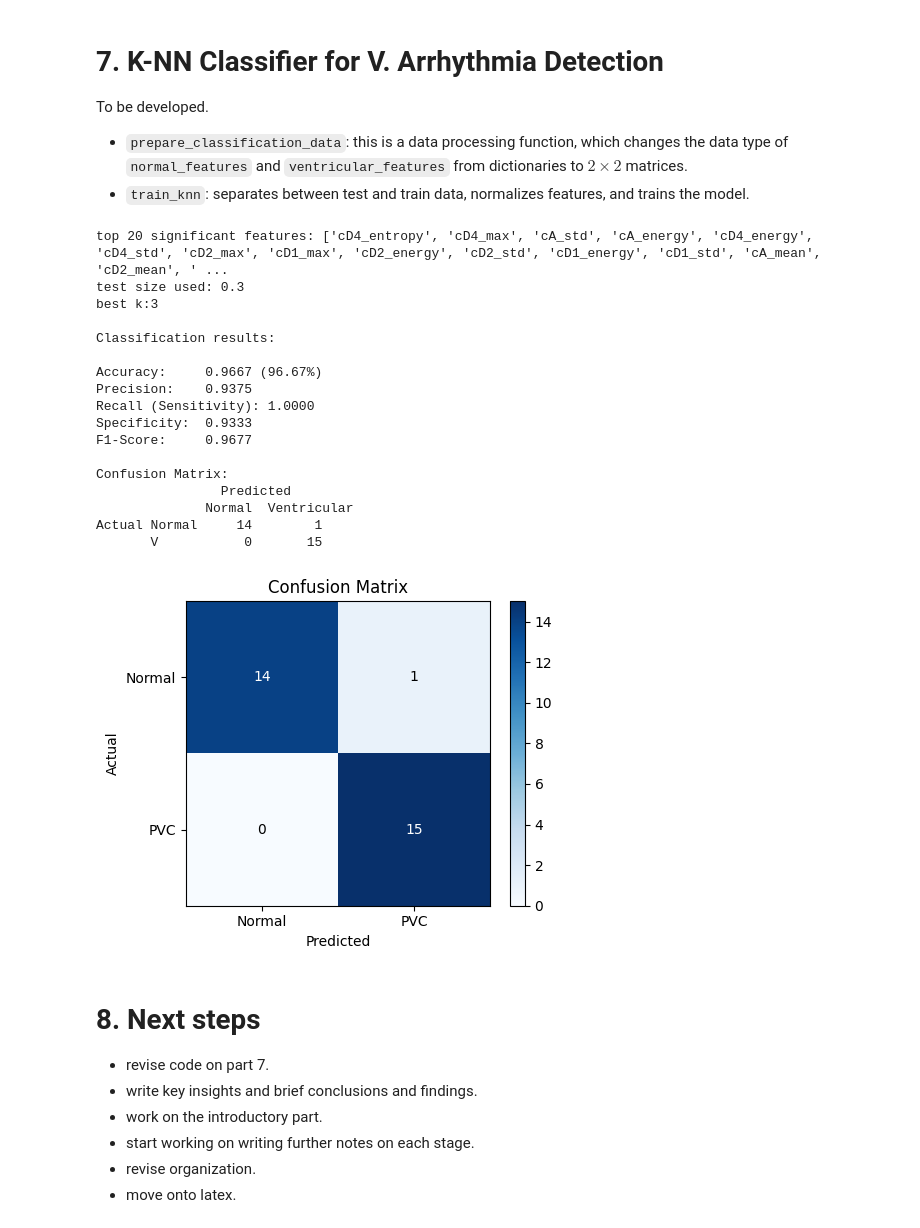
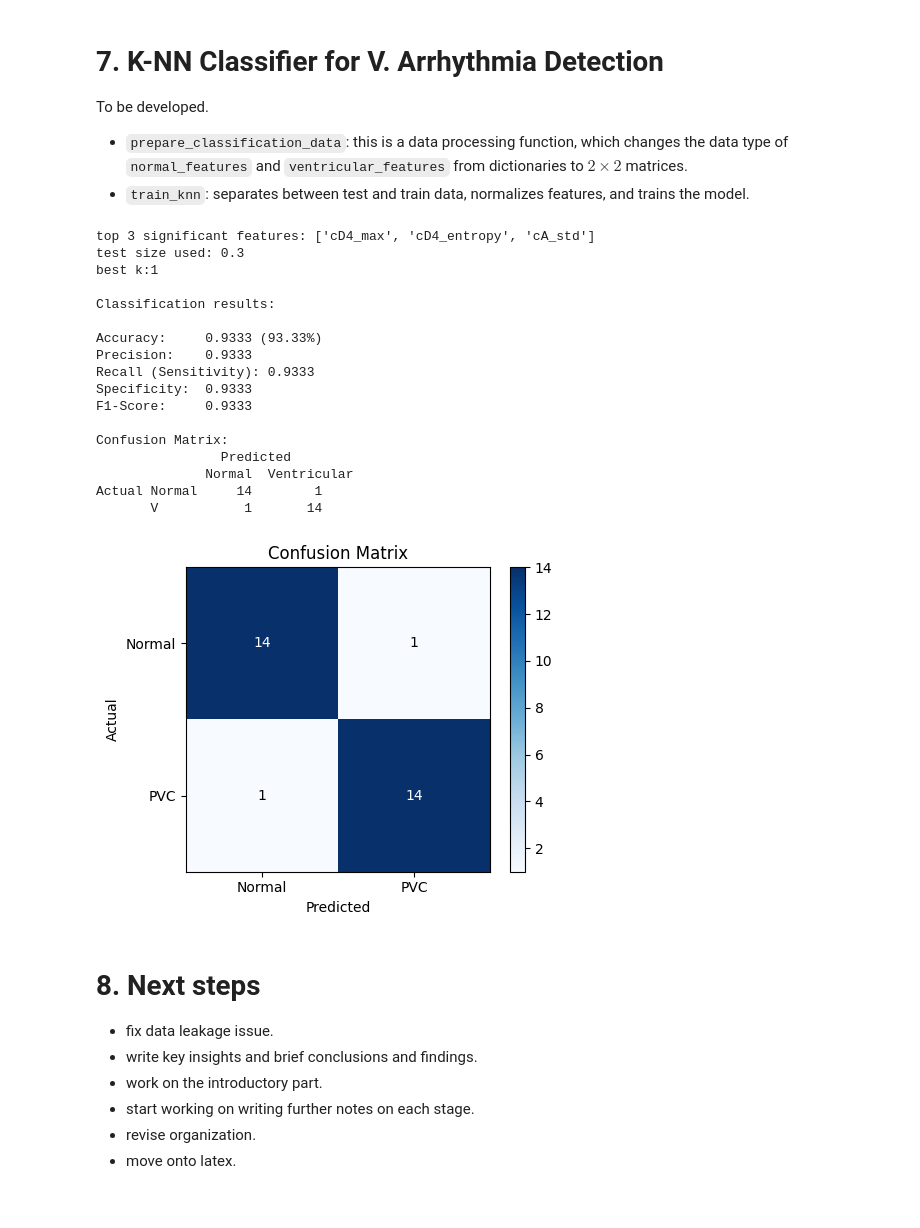
Before and after one commit to lhdz12/arrhythmia-detection-dwt, a Jupyter notebook: dwt_python_model.ipynb, the cells around one changed output. Drawn from its saved outputs; the diff is of its cells as text; code cells hidden in the pictures.

```diff
--- a/dwt_python_model.ipynb
+++ b/dwt_python_model.ipynb
@@ -753,7 +753,7 @@ def find_best_k(X_train, y_train, k_range=range(1, 21)):
     best_k = k_range[np.argmax(cv_scores)]
     return best_k
 
-top_n = 20
+top_n = 3
 # we finally gather top features and calculate best k for them.
 top_features = significant_features[:top_n]
 X, y, features = prepare_classification_data(
@@ -777,45 +777,45 @@ metrics_best = eval_knn(knn, X_test, y_test)
 # plotting of confusion matrix
 plt.figure(figsize = (5,4))
 plt.imshow(metrics_best['confusion_matrix'], interpolation = 'nearest', cmap = plt.cm.Blues)
 plt.title('Confusion Matrix')
 plt.colorbar()
 class_names = ["Normal", "PVC"]
 tick_marks = np.arange(len(class_names))
 plt.xticks(tick_marks, class_names)
 plt.yticks(tick_marks, class_names)
 
 for i in range(metrics_best['confusion_matrix'].shape[0]):
     for j in range(metrics_best['confusion_matrix'].shape[1]):
         plt.text(j, i, metrics_best['confusion_matrix'][i,j], ha="center", va="center",
         color = "white" if metrics_best['confusion_matrix'][i,j] > metrics_best['confusion_matrix'].max() / 2 else "black")
 
 plt.ylabel("Actual")
 plt.xlabel("Predicted")
 plt.tight_layout()
 plt.show()
 # %% [output]
-top 20 significant features: ['cD4_entropy', 'cD4_max', 'cA_std', 'cA_energy', 'cD4_energy', 'cD4_std', 'cD2_max', 'cD1_max', 'cD2_energy', 'cD2_std', 'cD1_energy', 'cD1_std', 'cA_mean', 'cD2_mean', ' ...
+top 3 significant features: ['cD4_max', 'cD4_entropy', 'cA_std']
 test size used: 0.3
-best k:3
+best k:1
 
 Classification results:
 
-Accuracy:     0.9667 (96.67%)
-Precision:    0.9375
-Recall (Sensitivity): 1.0000
+Accuracy:     0.9333 (93.33%)
+Precision:    0.9333
+Recall (Sensitivity): 0.9333
 Specificity:  0.9333
-F1-Score:     0.9677
+F1-Score:     0.9333
 
 Confusion Matrix:
                 Predicted
               Normal  Ventricular
 Actual Normal     14        1
-       V           0       15
+       V           1       14
-[figure, old version]
+[figure, new version]
 # %% [markdown]
 # 8. Next steps
 
-- revise code on part 7.
+- fix data leakage issue.
 - write key insights and brief conclusions and findings.
 - work on the introductory part.
 - start working on writing further notes on each stage.
```
Also changed, not shown: parts of 3 cells of this notebook.
